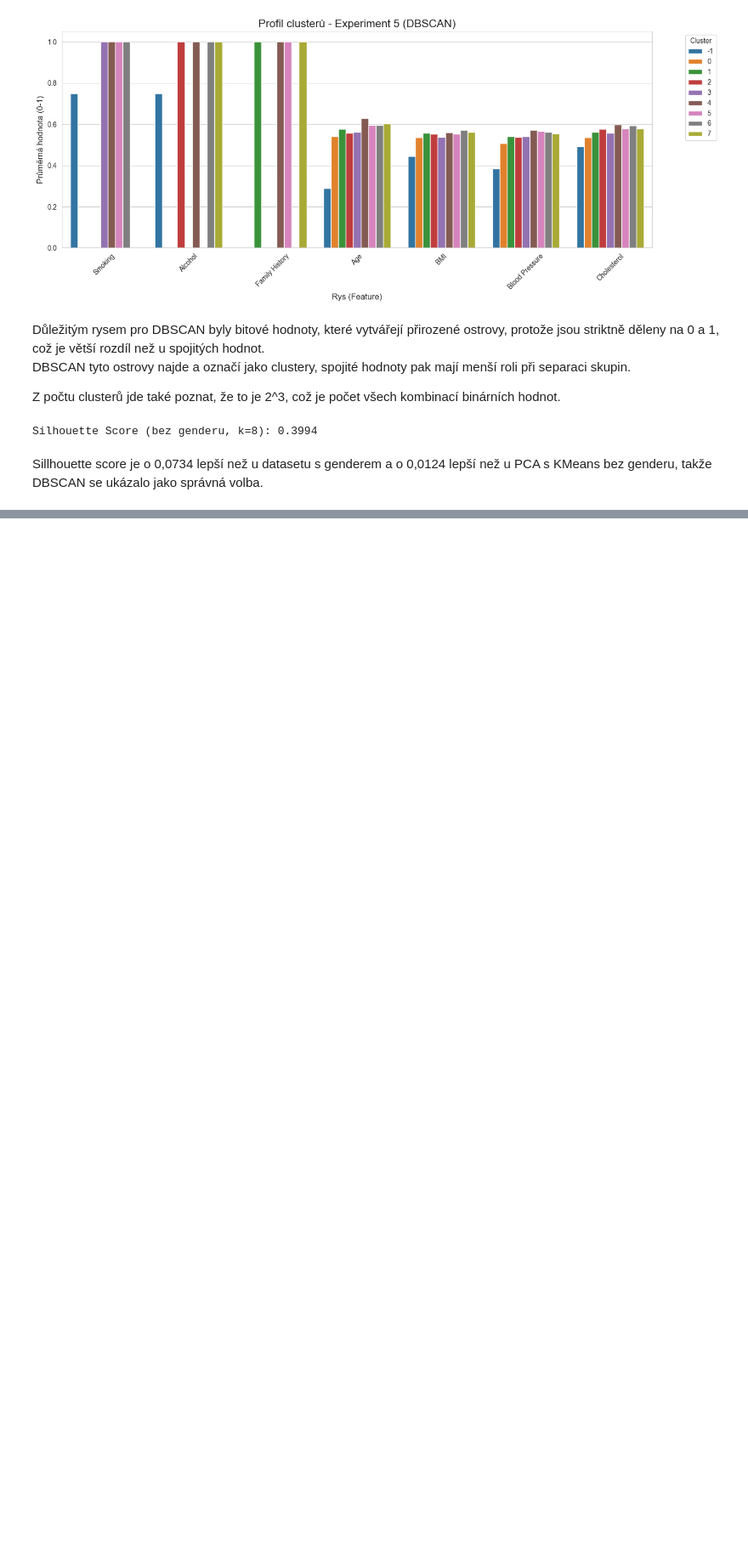
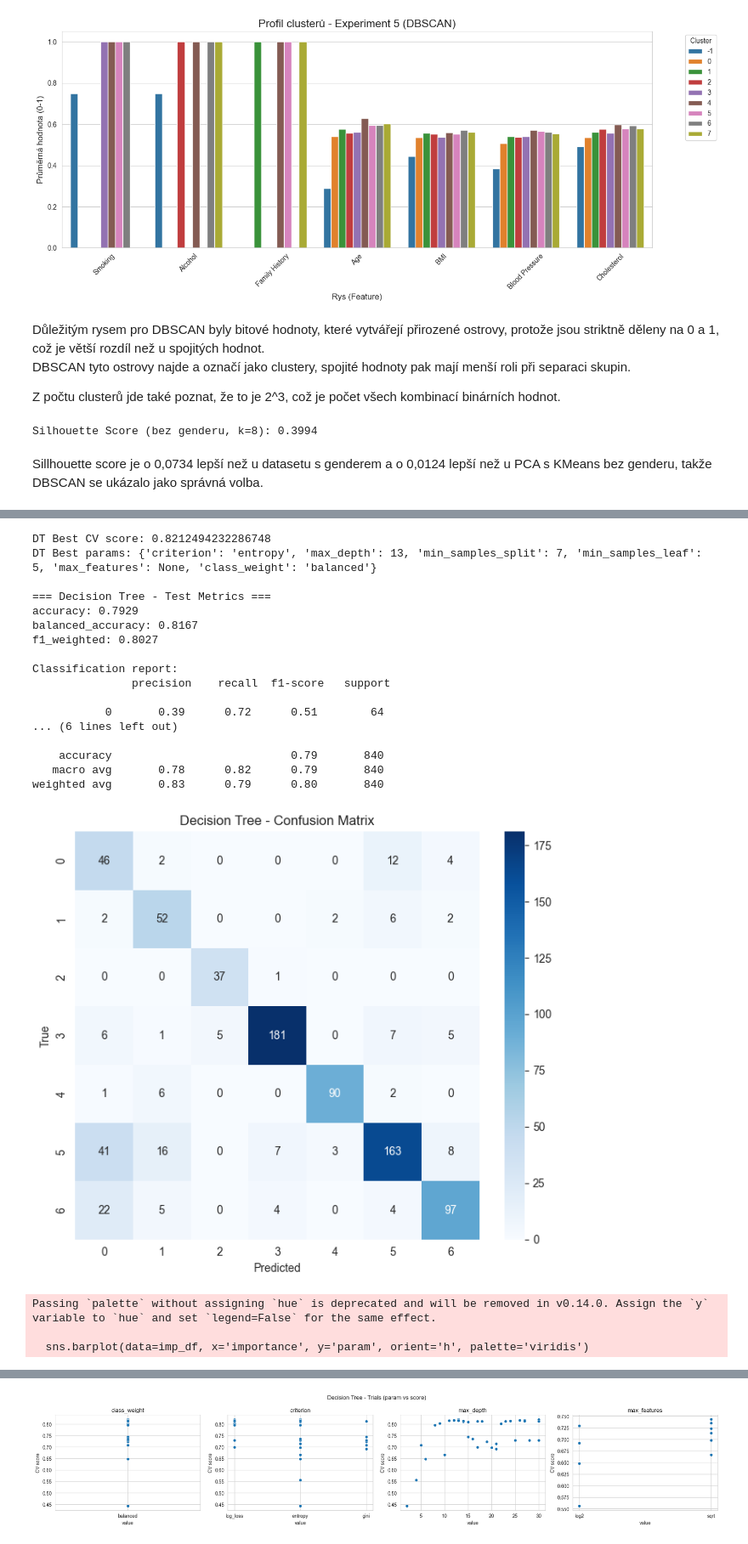
Before and after one commit to Ajraa/SU, a Jupyter notebook: project.ipynb, the cells around one changed output, grey strips where cells are left out. Shown at 85% size. Cells and saved outputs as stored; diff of their text form; code cells hidden in the pictures; blank space fills up the shorter version.

```diff
--- a/project.ipynb
+++ b/project.ipynb
@@ -946,0 +935,7 @@ Sillhouette score je o 0,0734 lepší než u datasetu s genderem a o 0,0124 lep
+# %%
+X = df.drop(columns=['Medical Condition', 'med_label'])
+Y = df['med_label']
+# %%
+X_train, X_test, Y_train, Y_test = train_test_split(
+    X, Y, test_size=0.2, random_state=42, stratify=Y
+)
@@ -946,0 +1023,31 @@ Sillhouette score je o 0,0734 lepší než u datasetu s genderem a o 0,0124 lep
+# %%
+# --- Optuna Study: Decision Tree ---
+
+def objective_dt(trial):
+    params = {
+        'criterion': trial.suggest_categorical('criterion', ['gini', 'entropy', 'log_loss']),
+        'max_depth': trial.suggest_int('max_depth', 2, 30),
+        'min_samples_split': trial.suggest_int('min_samples_split', 2, 20),
+        'min_samples_leaf': trial.suggest_int('min_samples_leaf', 1, 20),
+        'max_features': trial.suggest_categorical('max_features', [None, 'sqrt', 'log2']),
+        'class_weight': trial.suggest_categorical('class_weight', [None, 'balanced']),
+        'random_state': RANDOM_STATE
+    }
+    model = DecisionTreeClassifier(**params)
+    score = cross_val_score(model, X_train, Y_train, cv=cv, scoring='balanced_accuracy', n_jobs=-1).mean()
+    return score
+
+study_dt = optuna.create_study(direction='maximize', study_name='DecisionTree')
+study_dt.optimize(objective_dt, n_trials=40, show_progress_bar=False)
+
+print('DT Best CV score:', study_dt.best_value)
+print('DT Best params:', study_dt.best_params)
+
+best_dt = DecisionTreeClassifier(**{**study_dt.best_params, 'random_state': RANDOM_STATE})
+metrics_dt = evaluate_and_report('Decision Tree', best_dt, X_train, Y_train, X_test, Y_test)
+plot_param_importance(study_dt, 'Decision Tree')
+plot_trials(study_dt, 'Decision Tree')
+
+best_models['DecisionTree'] = best_dt
+results_summary.append({'model':'DecisionTree', **metrics_dt})
+# %% [output]
@@ -946,0 +1071,21 @@ Sillhouette score je o 0,0734 lepší než u datasetu s genderem a o 0,0124 lep
+DT Best CV score: 0.8212494232286748
+DT Best params: {'criterion': 'entropy', 'max_depth': 13, 'min_samples_split': 7, 'min_samples_leaf': 5, 'max_features': None, 'class_weight': 'balanced'}
+
+=== Decision Tree - Test Metrics ===
+accuracy: 0.7929
+balanced_accuracy: 0.8167
+f1_weighted: 0.8027
+
+Classification report:
+               precision    recall  f1-score   support
+
+           0       0.39      0.72      0.51        64
+... (6 lines left out)
+
+    accuracy                           0.79       840
+   macro avg       0.78      0.82      0.79       840
+weighted avg       0.83      0.79      0.80       840
+[figure, added]
+Passing `palette` without assigning `hue` is deprecated and will be removed in v0.14.0. Assign the `y` variable to `hue` and set `legend=False` for the same effect.
+
+  sns.barplot(data=imp_df, x='importance', y='param', orient='h', palette='viridis')
@@ -946,0 +1093 @@ Sillhouette score je o 0,0734 lepší než u datasetu s genderem a o 0,0124 lep
+[figure, added]
```
Also changed, not shown: parts of 13 cells of this notebook.
